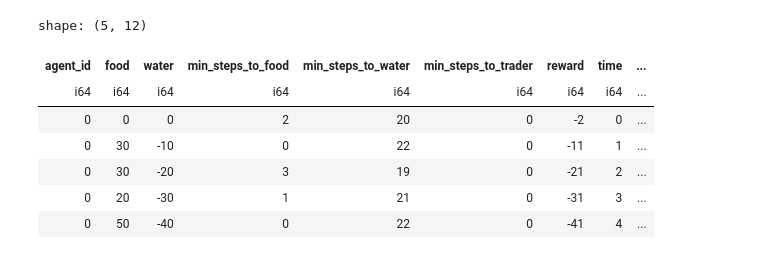
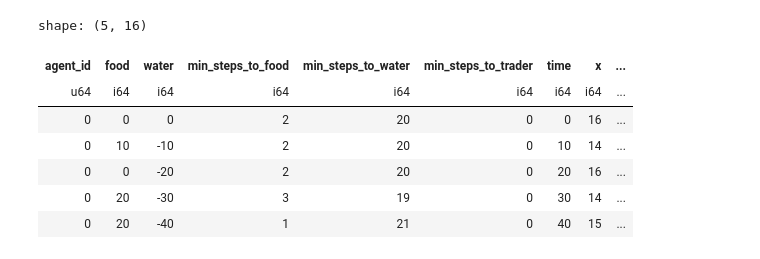
Before and after one commit to alan-turing-institute/clamms, a Jupyter notebook: analysis/initial_analysis.ipynb, the cells around one changed output. Cells and saved outputs as stored; diff of their text form; code cells hidden in the pictures.

```diff
--- a/analysis/initial_analysis.ipynb
+++ b/analysis/initial_analysis.ipynb
@@ -6,6 +7,0 @@ import polars.selectors as cs
-# %%
-# Load output
-# Single agent output
-# df = pl.read_json("../output_single.json").transpose()
-# Multi-agent output
-df = pl.read_json("../output_multi.json").transpose()
@@ -12 +11,4 @@ df = pl.read_json("../output_multi.json").transpose()
+# %%
+# Load output
+df_raw = pl.read_json("../output.json")
 # %%
@@ -68,20 +48,20 @@ def add_dummies(df: pl.DataFrame) -> pl.DataFrame:
         how="horizontal",
     )
 # %%
-# Process raw data, add time, add dummies for actions
-df2 = add_dummies(add_repeat(process_raw_data(df)))
+# Process raw data, add time, add dummies for actions, unnest trades
+df = add_dummies(process_raw_data(df_raw)).unnest("trades")
 # %%
 # Print head
-df2.head()
+df.head()
 # %% [output]
-shape: (5, 12)
+shape: (5, 16)
-| agent_id | food | water | min_steps_to_food | min_steps_to_water | min_steps_to_trader | reward | time | ... |
-| i64 | i64 | i64 | i64 | i64 | i64 | i64 | i64 | ... |
-| 0 | 0 | 0 | 2 | 20 | 0 | -2 | 0 | ... |
-| 0 | 30 | -10 | 0 | 22 | 0 | -11 | 1 | ... |
-| 0 | 30 | -20 | 3 | 19 | 0 | -21 | 2 | ... |
-| 0 | 20 | -30 | 1 | 21 | 0 | -31 | 3 | ... |
-| 0 | 50 | -40 | 0 | 22 | 0 | -41 | 4 | ... |
+| agent_id | food | water | min_steps_to_food | min_steps_to_water | min_steps_to_trader | time | x | ... |
+| u64 | i64 | i64 | i64 | i64 | i64 | i64 | i64 | ... |
+| 0 | 0 | 0 | 2 | 20 | 0 | 0 | 16 | ... |
+| 0 | 10 | -10 | 2 | 20 | 0 | 10 | 14 | ... |
+| 0 | 0 | -20 | 2 | 20 | 0 | 20 | 16 | ... |
+| 0 | 20 | -30 | 3 | 19 | 0 | 30 | 14 | ... |
+| 0 | 20 | -40 | 1 | 21 | 0 | 40 | 15 | ... |
 # %%
 def plot_food_and_water(df: pl.DataFrame, agent_idx: int, window_size: int = 100):
     # Get smoothed versions
```
Also changed, not shown: parts of 7 cells of this notebook, 1 other file.
